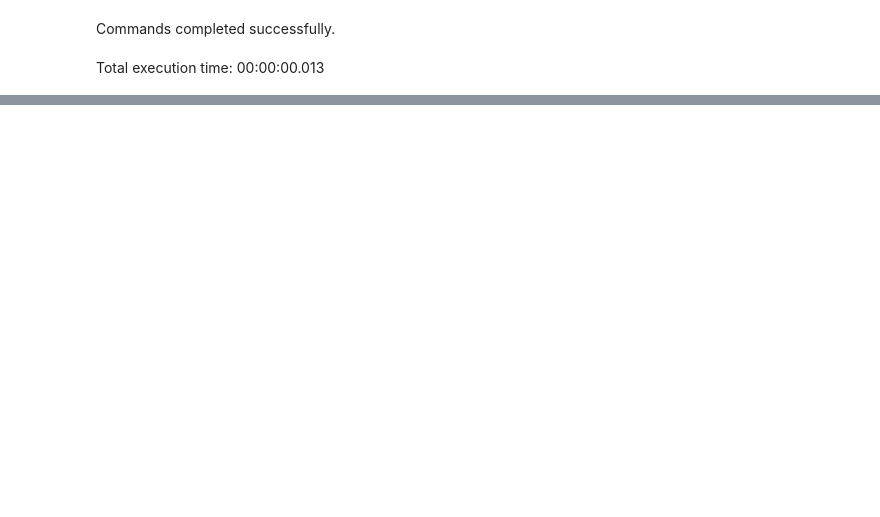
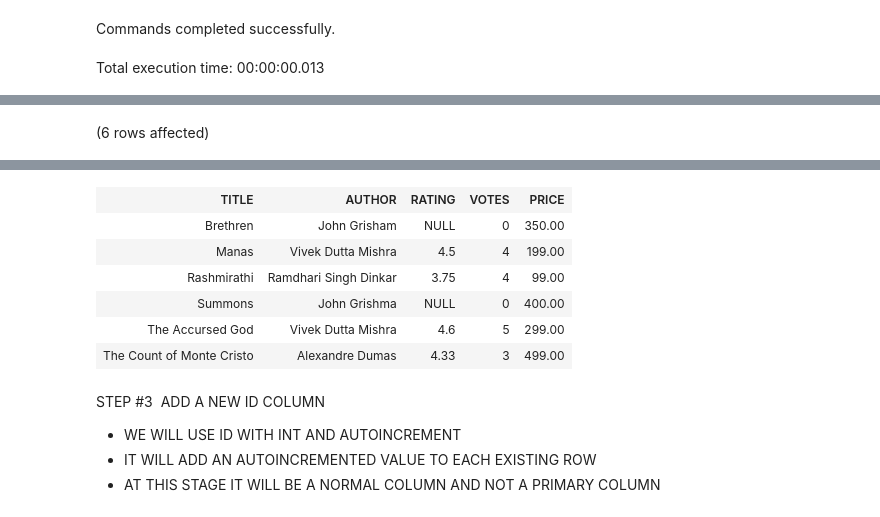
Before and after one commit to vivekduttamishra/202407-g7cr-sqlserver, a Jupyter notebook: books_reviews_02.ipynb, the cells around one changed output, grey strips where cells are left out. Drawn from its saved outputs; the diff is of its cells as text; code cells hidden in the pictures; blank space fills up the shorter version.

```diff
--- a/books_reviews_02.ipynb
+++ b/books_reviews_02.ipynb
@@ -347,0 +363,18 @@ Total execution time: 00:00:00.012
+# %%
+SELECT
+    TITLE,
+    AUTHOR,
+    ROUND(AVG(CAST(RATING AS FLOAT)),2) RATING,
+    COUNT(RATING) VOTES,
+    PRICE
+FROM
+    BOOKS
+LEFT JOIN
+    REVIEWS
+ON
+    TITLE=BOOK_TITLE
+GROUP BY
+    TITLE,
+    AUTHOR,
+    PRICE
+# %% [output]
@@ -347,0 +382 @@ Total execution time: 00:00:00.012
+(6 rows affected)
@@ -347,0 +384,13 @@ Total execution time: 00:00:00.012
+| TITLE | AUTHOR | RATING | VOTES | PRICE |
+| Brethren | John Grisham | NULL | 0 | 350.00 |
+| Manas | Vivek Dutta Mishra | 4.5 | 4 | 199.00 |
+| Rashmirathi | Ramdhari Singh Dinkar | 3.75 | 4 | 99.00 |
+| Summons | John Grishma | NULL | 0 | 400.00 |
+| The Accursed God | Vivek Dutta Mishra | 4.6 | 5 | 299.00 |
+| The Count of Monte Cristo | Alexandre Dumas | 4.33 | 3 | 499.00 |
+# %% [markdown]
+STEP #3  ADD A NEW ID COLUMN
+
+- WE WILL USE ID WITH INT AND AUTOINCREMENT
+- IT WILL ADD AN AUTOINCREMENTED VALUE TO EACH EXISTING ROW
+- AT THIS STAGE IT WILL BE A NORMAL COLUMN AND NOT A PRIMARY COLUMN
```
Also changed, not shown: parts of 42 cells of this notebook, 3 other files.
